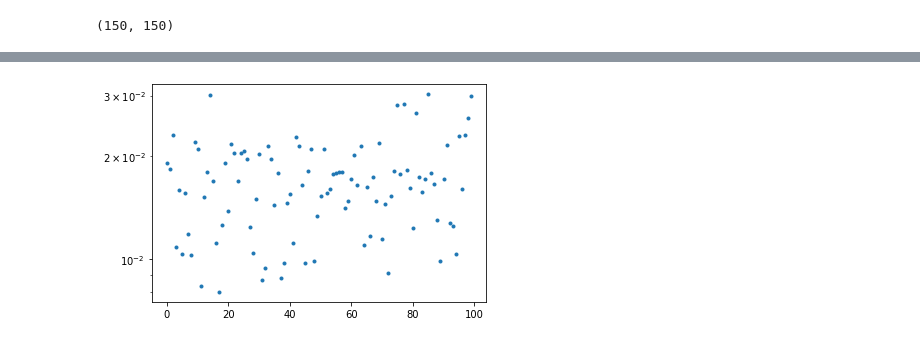
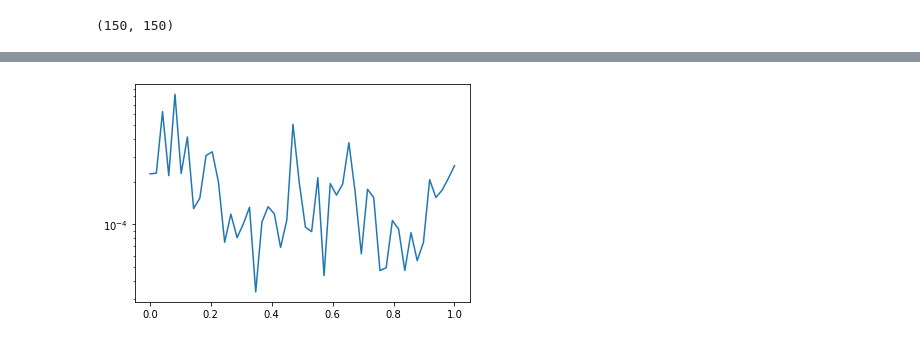
Before and after one commit to CarloGiorgio/Computational_Biolophysics, a Jupyter notebook: Clustering/potts_model.ipynb, the cells around one changed output, grey strips where cells are left out. Cells and saved outputs as stored; diff of their text form; code cells hidden in the pictures.

```diff
--- a/Clustering/potts_model.ipynb
+++ b/Clustering/potts_model.ipynb
@@ -125,9 +221,13 @@ for T in Tem:
 results=np.asarray(results)
-# %%
-plt.plot(results[:,1],'.')
-plt.yscale('log')
-# %% [output]
-[figure, removed]
+# %%
+#fig,ax=plt.subplots(2,1)
+plt.plot(Tem,results[:,1],'-')
+#plt.xscale('log')
+plt.yscale('log')
+#ax[1].plot(Tem,results[:,0],'.')
+#ax[0].set_yscale('log')
+# %% [output]
+[figure, added]
 # %%
 plt.plot(results[:,0])
 # %% [output]
```
Also changed, not shown: parts of 18 cells of this notebook.
